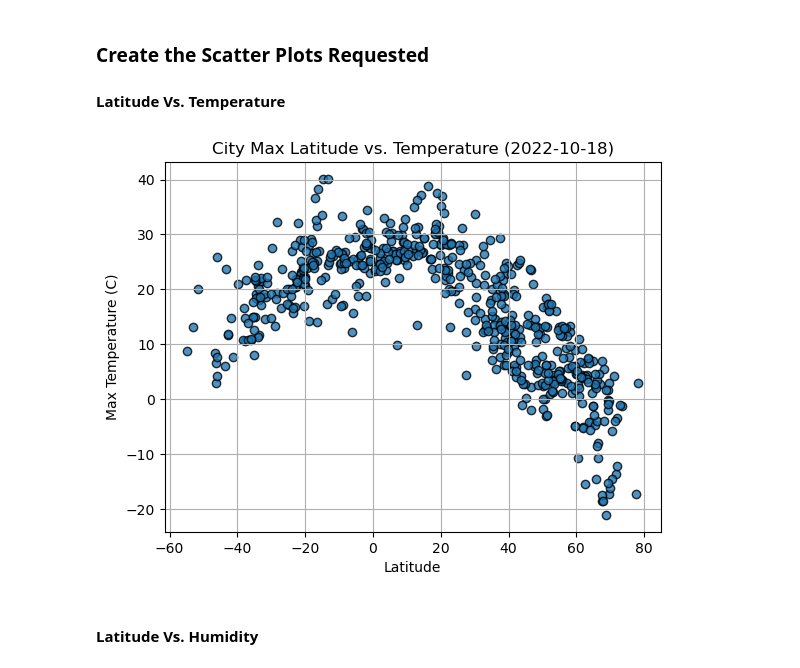
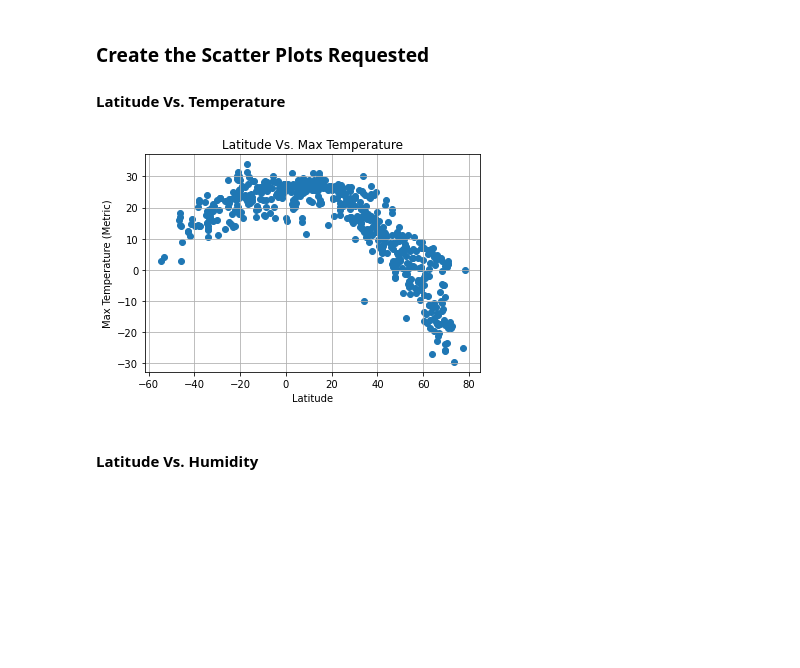
Before and after one commit to elsafig/python-api-challenge, a Jupyter notebook: WeatherPy.ipynb, the cells around one changed output. Saved outputs shown, nothing was run; the diff lists cells and outputs as text; code cells hidden in the pictures; blank space fills up the shorter version.

```diff
--- a/WeatherPy.ipynb
+++ b/WeatherPy.ipynb
@@ -180,6 +178,6 @@ OSError: Cannot save file into a non-existent directory: 'output_data'
 # %%
 # Read saved data
-city_data_df = pd.read_csv("output_data/cities.csv", index_col="City_ID")
+city_data_df = pd.read_csv("cities.csv", index_col="City_ID")
 
 # Display sample data
 city_data_df.head()
@@ -197,18 +195,21 @@ city_data_df.head()
 #### Latitude Vs. Temperature
 # %%
 # Build scatter plot for latitude vs. temperature
-# YOUR CODE HERE
+plt.scatter(city_data_df['Lat'],city_data_df['Max Temp'])
 
 # Incorporate the other graph properties
-# YOUR CODE HERE
+plt.title('Latitude Vs. Max Temperature')
+plt.xlabel('Latitude')
+plt.ylabel('Max Temperature (Metric)')
+plt.grid(True)
 
 # Save the figure
 plt.savefig("output_data/Fig1.png")
 
 # Show plot
 plt.show()
 # %% [output]
-[figure, old version]
+[figure, new version]
 # %% [markdown]
 #### Latitude Vs. Humidity
 # %%
```
Also changed, not shown: parts of 33 cells of this notebook.
